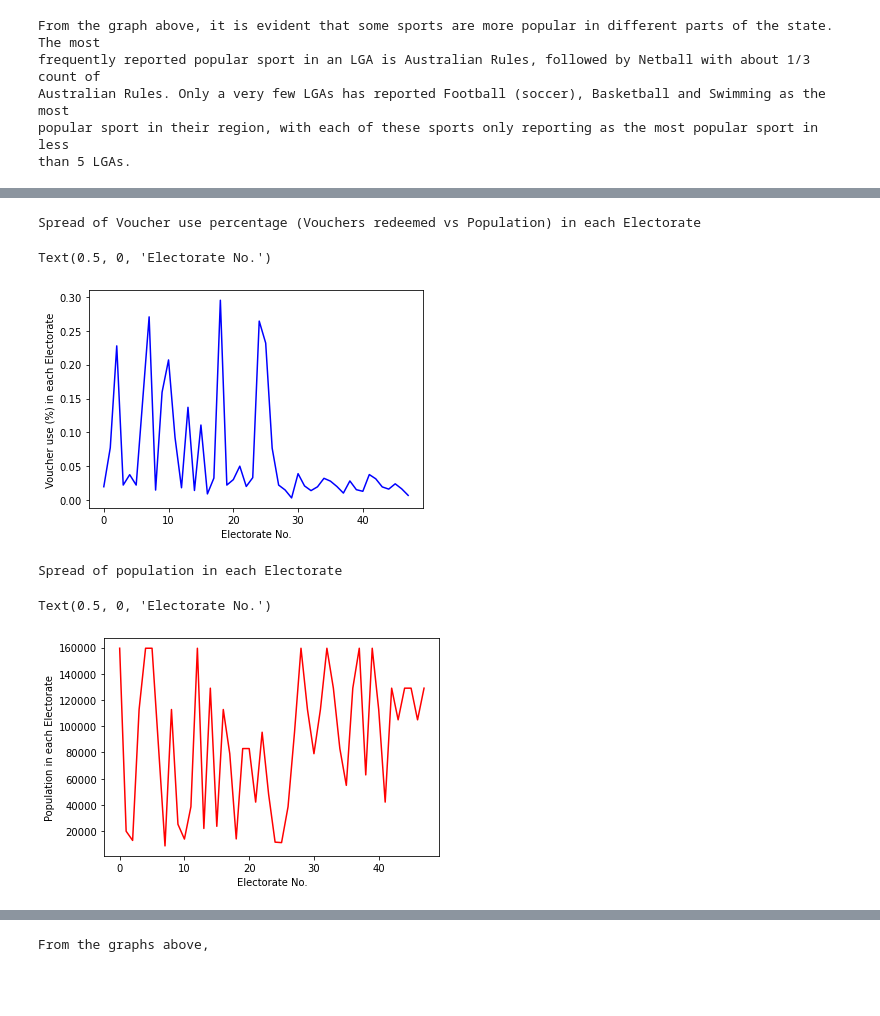
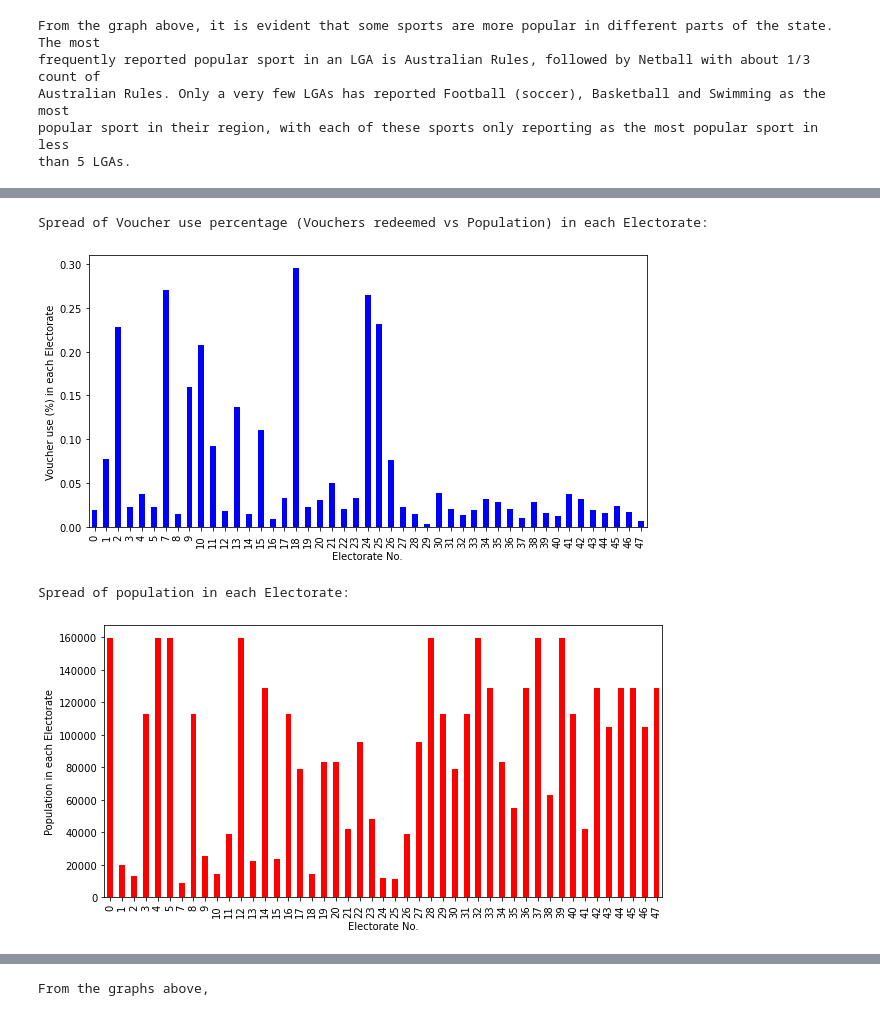
Before and after one commit to MQCOMP2200-S2-2021/data-science-portfolio-JoeB-cybersecurity, a Jupyter notebook: Portfolio 2.ipynb, the cells around one changed output, grey strips where cells are left out. Saved outputs shown, nothing was run; the diff lists cells and outputs as text; code cells hidden in the pictures; blank space fills up the shorter version.

```diff
--- a/Portfolio 2.ipynb
+++ b/Portfolio 2.ipynb
@@ -222,21 +242,21 @@ Representation of voucher use in Electorates:
 | 2 | 3170 | 1543 | 2944 | 2521 | 6008 | 3561 | 2367 | 1684 | 4024 | 2893 | 3569 | ... |
 | 3 | 0.019872 | 0.077343 | 0.227705 | 0.02235 | 0.037664 | 0.022324 | 0.270514 | 0.014929 | 0.159341 | 0.206968 | 0.092459 | ... |
 # %%
-print("Spread of Voucher use percentage (Vouchers redeemed vs Population) in each Electorate")
-df1.iloc[3].plot(color='blue')
+plt.figure(figsize=(10,5))
+df1.iloc[3].plot(kind="bar",color='blue')
 plt.ylabel('Voucher use (%) in each Electorate')
 plt.xlabel('Electorate No.')
+print("Spread of Voucher use percentage (Vouchers redeemed vs Population) in each Electorate:")
 # %% [output]
-Spread of Voucher use percentage (Vouchers redeemed vs Population) in each Electorate
+Spread of Voucher use percentage (Vouchers redeemed vs Population) in each Electorate:
-Text(0.5, 0, 'Electorate No.')
-[figure, old version]
+[figure, new version]
 # %%
-print("Spread of population in each Electorate")
-df1.iloc[1].plot(color='red')
+plt.figure(figsize=(10,5))
+df1.iloc[1].plot(kind="bar",color='red')
 plt.ylabel('Population in each Electorate')
 plt.xlabel('Electorate No.')
+print("Spread of population in each Electorate:")
 # %% [output]
-Spread of population in each Electorate
+Spread of population in each Electorate:
-Text(0.5, 0, 'Electorate No.')
-[figure, old version]
+[figure, new version]
 # %%
```
Also changed, not shown: parts of 8 cells of this notebook.
